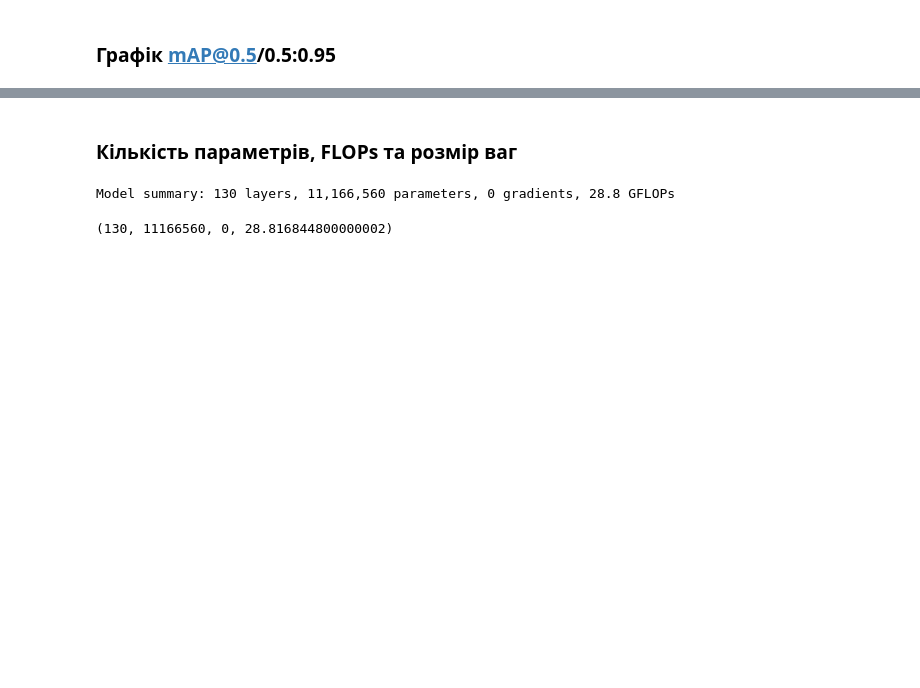
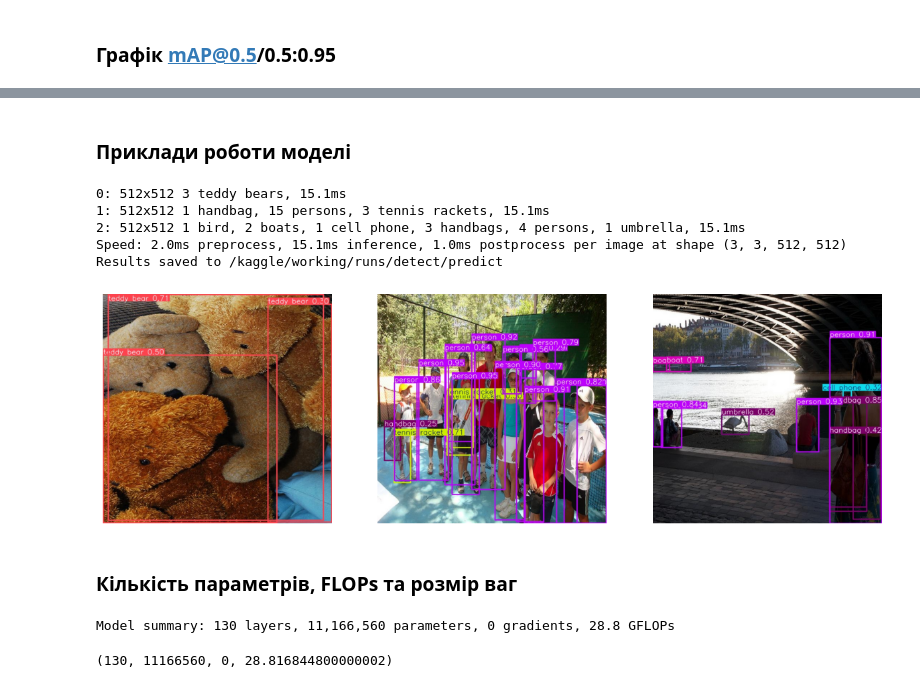
Before and after one commit to Emptx0/neural_networks_Lab3-4, a Jupyter notebook: Lab4.ipynb, the cells around one changed output, grey strips where cells are left out. Saved outputs shown, nothing was run; the diff lists cells and outputs as text; code cells hidden in the pictures; blank space fills up the shorter version.

```diff
--- a/Lab4.ipynb
+++ b/Lab4.ipynb
@@ -285,3 +334,48 @@ plt.show()
+# %% [markdown]
+### Приклади роботи моделі
+# %%
+imgs = [
+    "/kaggle/working/Coco-1/valid/images/000000000776_jpg.rf.1c5c97407ab77dd05e27633bbbca2268.jpg",
+    "/kaggle/working/Coco-1/valid/images/000000001000_jpg.rf.c566d8a80d52373182dae9f647f11a83.jpg",
+    "/kaggle/working/Coco-1/valid/images/000000001268_jpg.rf.e02bee8be85922690f2da711389325cb.jpg"
+]
+
+results = model_s.predict(
+    source=imgs,
+    device=0,
+    batch=3,
+    save=True,
+    conf=0.25,
+    imgsz=512
+)
+# %% [output]
+0: 512x512 3 teddy bears, 15.1ms
+1: 512x512 1 handbag, 15 persons, 3 tennis rackets, 15.1ms
+2: 512x512 1 bird, 2 boats, 1 cell phone, 3 handbags, 4 persons, 1 umbrella, 15.1ms
+Speed: 2.0ms preprocess, 15.1ms inference, 1.0ms postprocess per image at shape (3, 3, 512, 512)
+Results saved to /kaggle/working/runs/detect/predict
+# %%
+import matplotlib.pyplot as plt
+
+paths = [
+    "/kaggle/working/runs/detect/predict/image0.jpg",
+    "/kaggle/working/runs/detect/predict/image1.jpg",
+    "/kaggle/working/runs/detect/predict/image2.jpg"
+]
+
+plt.figure(figsize=(15,5))
+
+for i, p in enumerate(paths):
+    img = cv2.imread(p)
+    img = cv2.cvtColor(img, cv2.COLOR_BGR2RGB)
+
+    plt.subplot(1, 3, i+1)
+    plt.imshow(img)
+    plt.axis("off")
+
+plt.show()
+# %% [output]
+[figure, added]
 # %% [markdown]
 ### Кількість параметрів, FLOPs та розмір ваг
 # %%
```
Also changed, not shown: parts of 9 cells of this notebook.
